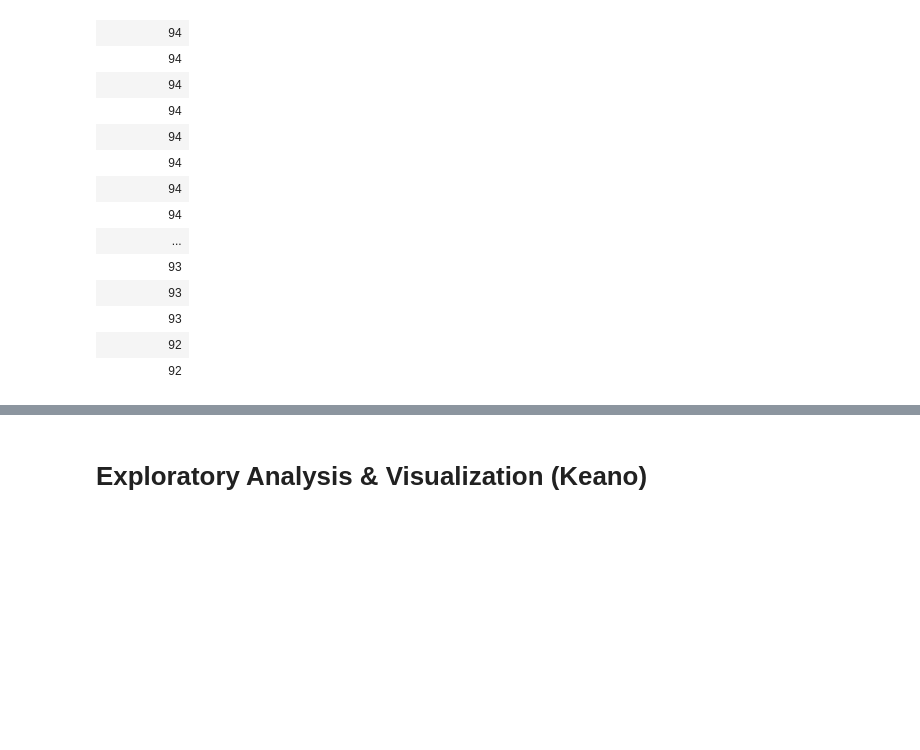
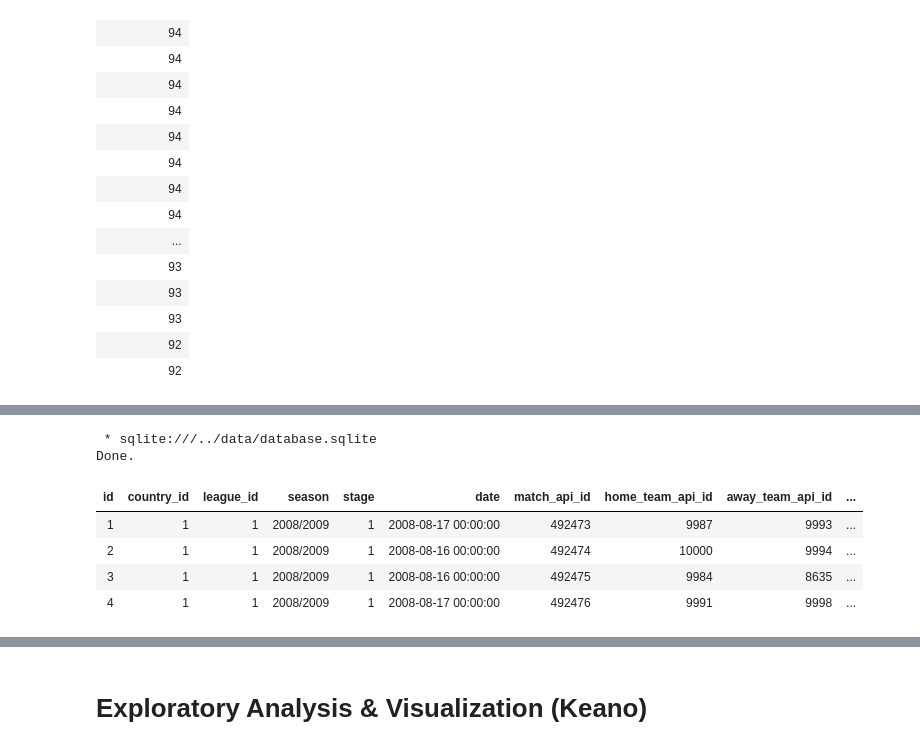
Before and after one commit to gwilli95/European_Soccer_EDA_XGBoost_Pipeline, a Jupyter notebook: notebooks/soccer_eda.ipynb, the cells around one changed output, grey strips where cells are left out. Drawn from its saved outputs; the diff is of its cells as text; code cells hidden in the pictures; blank space fills up the shorter version.

```diff
--- a/notebooks/soccer_eda.ipynb
+++ b/notebooks/soccer_eda.ipynb
@@ -139,0 +164,13 @@ Done.
+# %%
+%%sql
+-- What does the Match table look like?
+-- Player data is incomplete!
+SELECT * FROM Match LIMIT 4;
+# %% [output]
+ * sqlite:///../data/database.sqlite
+Done.
+| id | country_id | league_id | season | stage | date | match_api_id | home_team_api_id | away_team_api_id | ... |
+| 1 | 1 | 1 | 2008/2009 | 1 | 2008-08-17 00:00:00 | 492473 | 9987 | 9993 | ... |
+| 2 | 1 | 1 | 2008/2009 | 1 | 2008-08-16 00:00:00 | 492474 | 10000 | 9994 | ... |
+| 3 | 1 | 1 | 2008/2009 | 1 | 2008-08-16 00:00:00 | 492475 | 9984 | 8635 | ... |
+| 4 | 1 | 1 | 2008/2009 | 1 | 2008-08-17 00:00:00 | 492476 | 9991 | 9998 | ... |
```
Also changed, not shown: parts of 7 cells of this notebook.
